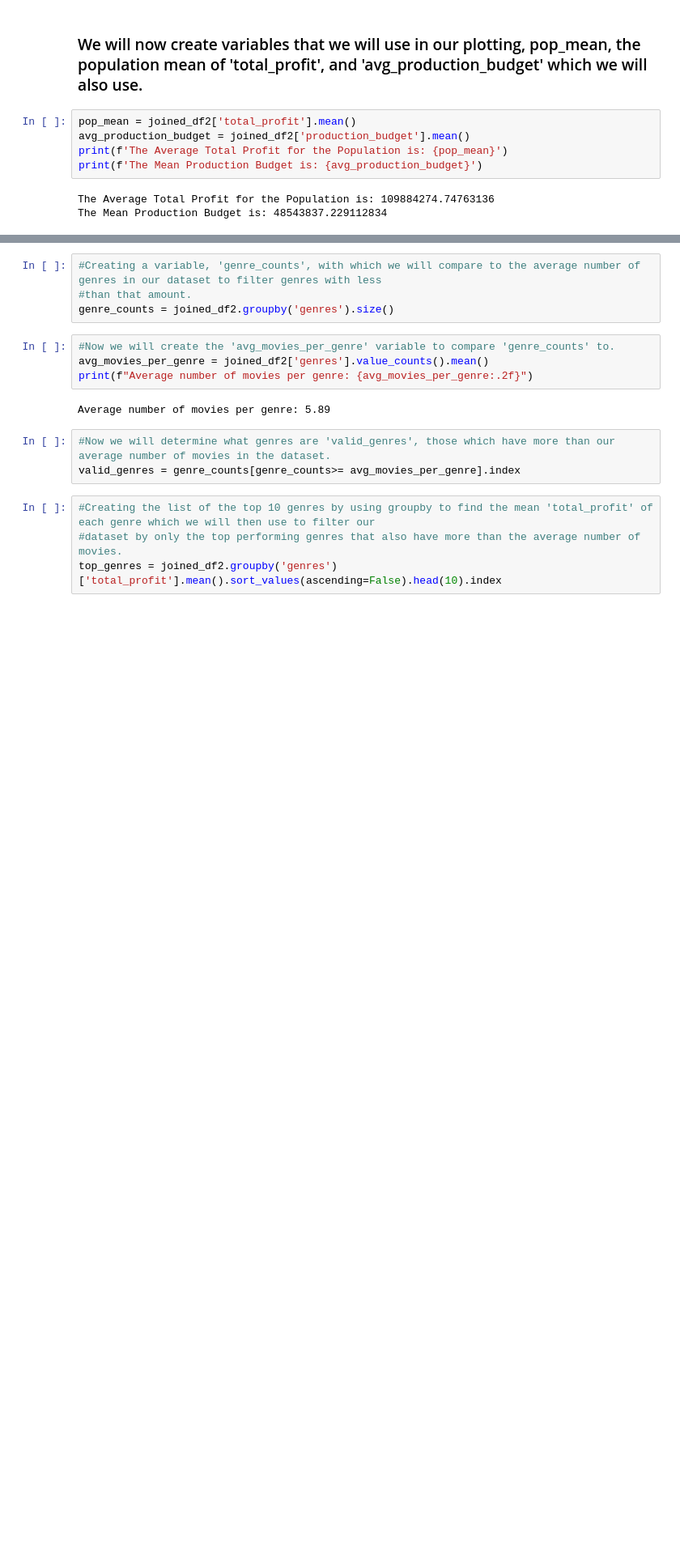
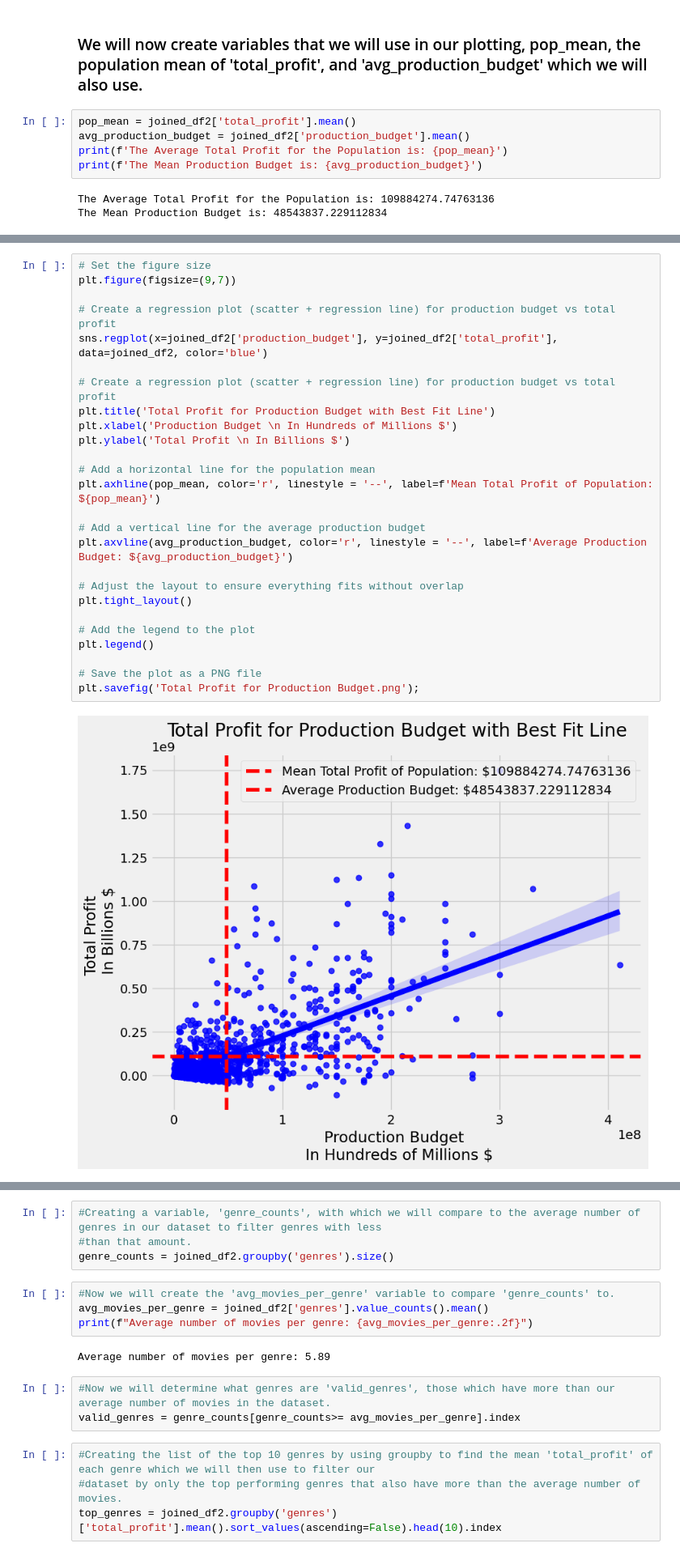
Before and after one commit to JesseMooreDS/dsc-phase-2-project-v3, a Jupyter notebook: exploratory.ipynb, the cells around one changed output, grey strips where cells are left out. Shown at 81% size. Cells and saved outputs as stored; diff of their text form; blank space fills up the shorter version.

```diff
--- a/exploratory.ipynb
+++ b/exploratory.ipynb
@@ -284,0 +330,28 @@ The Mean Production Budget is: 48543837.229112834
+# %%
+# Set the figure size
+plt.figure(figsize=(9,7))
+
+# Create a regression plot (scatter + regression line) for production budget vs total profit
+sns.regplot(x=joined_df2['production_budget'], y=joined_df2['total_profit'], data=joined_df2, color='blue')
+
+# Create a regression plot (scatter + regression line) for production budget vs total profit
+plt.title('Total Profit for Production Budget with Best Fit Line')
+plt.xlabel('Production Budget \n In Hundreds of Millions $')
+plt.ylabel('Total Profit \n In Billions $')
+
+# Add a horizontal line for the population mean
+plt.axhline(pop_mean, color='r', linestyle = '--', label=f'Mean Total Profit of Population: ${pop_mean}')
+
+# Add a vertical line for the average production budget
+plt.axvline(avg_production_budget, color='r', linestyle = '--', label=f'Average Production Budget: ${avg_production_budget}')
+
+# Adjust the layout to ensure everything fits without overlap
+plt.tight_layout()
+
+# Add the legend to the plot
+plt.legend()
+
+# Save the plot as a PNG file
+plt.savefig('Total Profit for Production Budget.png');
+# %% [output]
+[figure, added]
```
Also changed, not shown: parts of 19 cells of this notebook, 4 other files.
